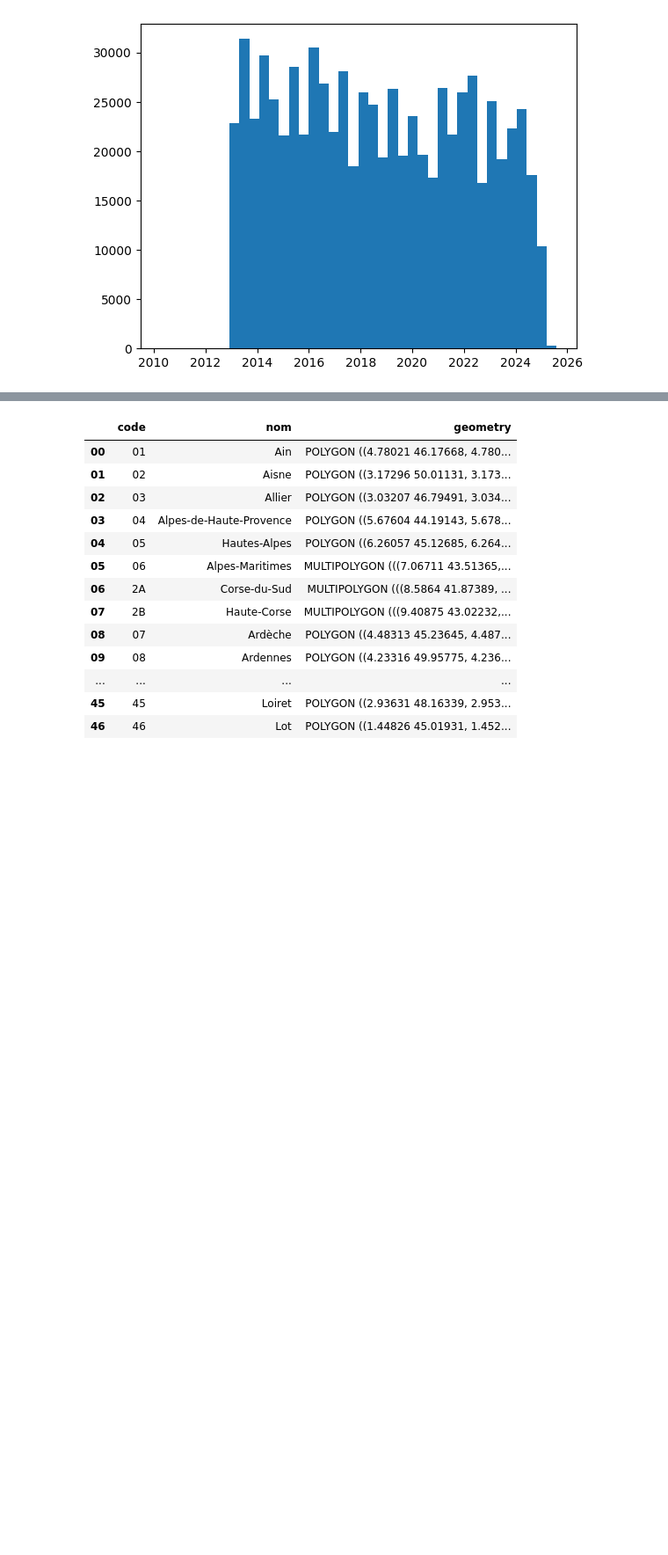
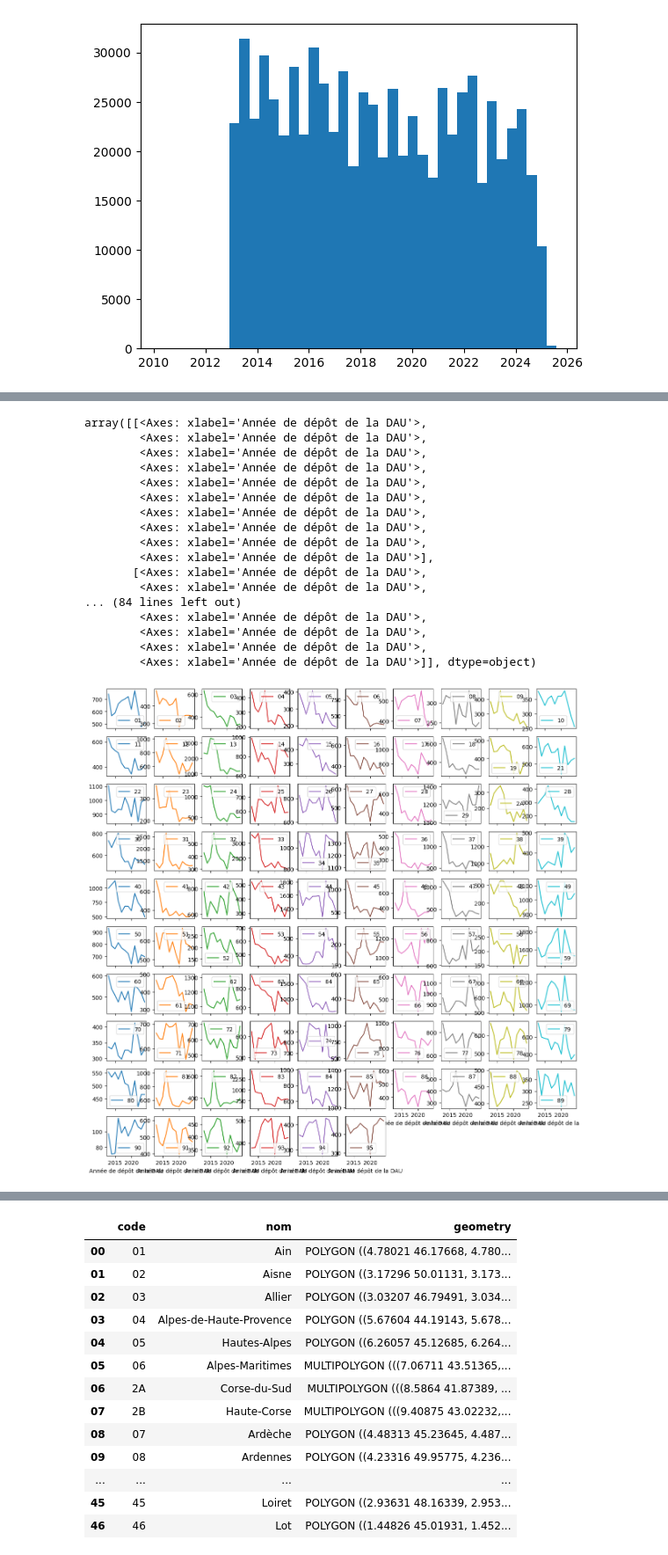
Before and after one commit to m-ligeret/price-signals-construction-activity, a Jupyter notebook: processing_constr_nonresid.ipynb, the cells around one changed output, grey strips where cells are left out. Shown at 88% size. Drawn from its saved outputs; the diff is of its cells as text; code cells hidden in the pictures; blank space fills up the shorter version.

```diff
--- a/processing_constr_nonresid.ipynb
+++ b/processing_constr_nonresid.ipynb
@@ -428,0 +433,14 @@ KeyError: 'Année de dépôt de la DAU'
+# %%
+destinations = [
+    "habitation",
+    "hébergement hôtelier",
+    "bureaux",
+    "commerce",
+    "artisanat",
+    "industrie",
+    "agriculture",
+    "entrepôt",
+    "service public ou d'intérêt collectif"
+]
+
+dict_destination_principale = {key: value for key, value in zip(range(1, 10), destinations)}
@@ -429,3 +461,7 @@ KeyError: 'Année de dépôt de la DAU'
+# %%
+
+df["Destination principale"] = pd.to_numeric(df["Destination principale"],errors="coerce")
+df["Destination principale"] = df["Destination principale"].apply(lambda x : dict_destination_principale[x])
 # %% [markdown]
 ## First descriptive statistics
 # %% [markdown]
@@ -568,0 +561,26 @@ activity_per_department.head(50)
+# %%
+df.groupby(["Code du département du lieu des travaux - Code de la zone", "Année de dépôt de la DAU"]).size().unstack(0).sort_index().plot(
+    subplots=True,
+    layout=(10,10),
+    figsize=(15,15),
+    legend=True
+)
+# %% [output]
+array([[<Axes: xlabel='Année de dépôt de la DAU'>,
+        <Axes: xlabel='Année de dépôt de la DAU'>,
+        <Axes: xlabel='Année de dépôt de la DAU'>,
+        <Axes: xlabel='Année de dépôt de la DAU'>,
+        <Axes: xlabel='Année de dépôt de la DAU'>,
+        <Axes: xlabel='Année de dépôt de la DAU'>,
+        <Axes: xlabel='Année de dépôt de la DAU'>,
+        <Axes: xlabel='Année de dépôt de la DAU'>,
+        <Axes: xlabel='Année de dépôt de la DAU'>,
+        <Axes: xlabel='Année de dépôt de la DAU'>],
+       [<Axes: xlabel='Année de dépôt de la DAU'>,
+        <Axes: xlabel='Année de dépôt de la DAU'>,
+... (84 lines left out)
+        <Axes: xlabel='Année de dépôt de la DAU'>,
+        <Axes: xlabel='Année de dépôt de la DAU'>,
+        <Axes: xlabel='Année de dépôt de la DAU'>,
+        <Axes: xlabel='Année de dépôt de la DAU'>]], dtype=object)
+[figure, added]
```
Also changed, not shown: parts of 27 cells of this notebook.
